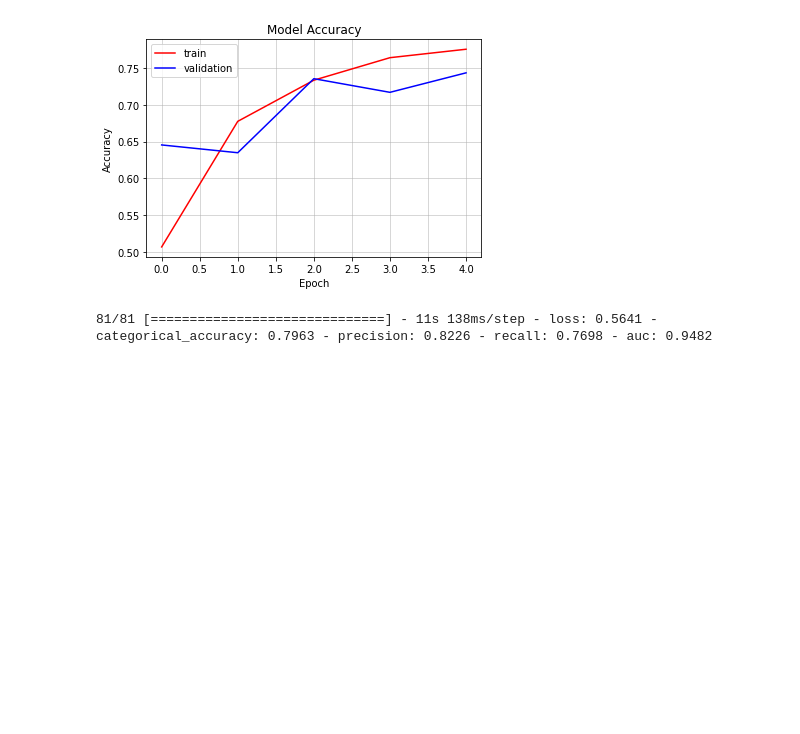
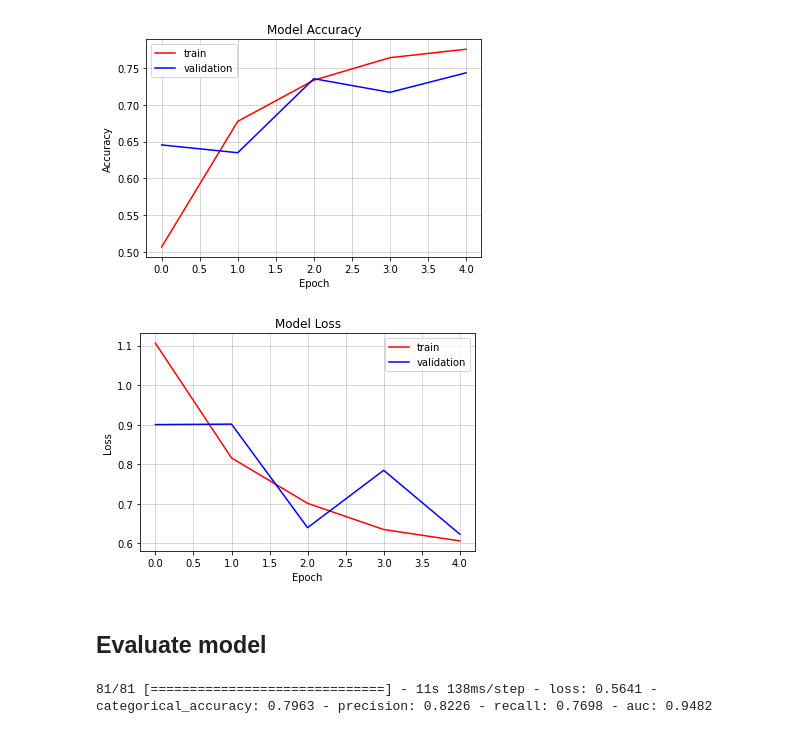
Before and after one commit to sur-sakthy/computer-vision, a Jupyter notebook: Assignment_1.ipynb, the cells around one changed output. Saved outputs shown, nothing was run; the diff lists cells and outputs as text; code cells hidden in the pictures; blank space fills up the shorter version.

Commit message:
baseline model complete - train, evaluate and plot results

```diff
--- a/Assignment_1.ipynb
+++ b/Assignment_1.ipynb
@@ -198,19 +218,41 @@ test_ds = test_datagen.flow(
 # %% [markdown]
 ## Build model
 # %%
-def build_model(improved=False):
+def build_model(batchNorm=False, dropOut=False):
   model = Sequential()
 
   model.add(Conv2D(32, kernel_size=3, activation='relu', input_shape=(64,64,3)))
+
+  if batchNorm:
+    model.add(BatchNormalization())
+
   model.add(Conv2D(32, kernel_size=3, activation='relu'))
+
+  if batchNorm:
+    model.add(BatchNormalization())
+
   model.add(MaxPooling2D(pool_size=(2,2)))
+
+  if dropOut:
+    model.add(Dropout(0.5))
 
   model.add(Conv2D(64, kernel_size=3, activation='relu'))
   model.add(Conv2D(64, kernel_size=3, activation='relu'))
+
+  if batchNorm:
+    model.add(BatchNormalization())
+
   model.add(MaxPooling2D(pool_size=(2,2)))
 
   model.add(Flatten())
   model.add(Dense(512))
+
+  if batchNorm:
+    model.add(BatchNormalization())
+
+  if dropOut:
+    model.add(Dropout(0.5))
+
   model.add(Dense(4, activation='softmax'))
 
   model.compile(
@@ -282,6 +324,18 @@ plt.legend()
 plt.grid(linestyle='-', linewidth=0.5)
 # %% [output]
 [figure]
+# %%
+plt.plot(history.history['loss'], color='red', label='train')
+plt.plot(history.history['val_loss'], color='blue', label='validation')
+plt.title('Model Loss')
+plt.ylabel('Loss')
+plt.xlabel('Epoch')
+plt.legend()
+plt.grid(linestyle='-', linewidth=0.5)
+# %% [output]
+[figure, added]
+# %% [markdown]
+## Evaluate model
 # %%
 eval_results = model.evaluate(test_ds, batch_size=30)
 # %% [output]
```
Also changed, not shown: parts of 10 cells of this notebook.
